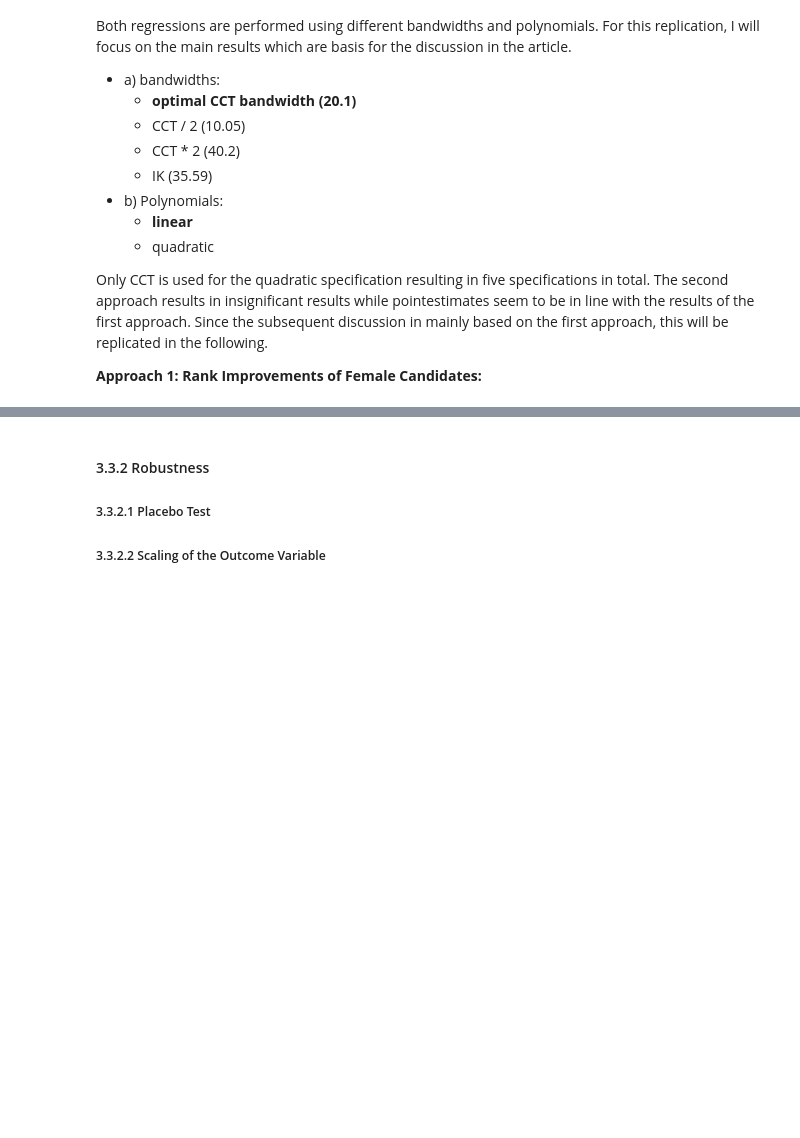
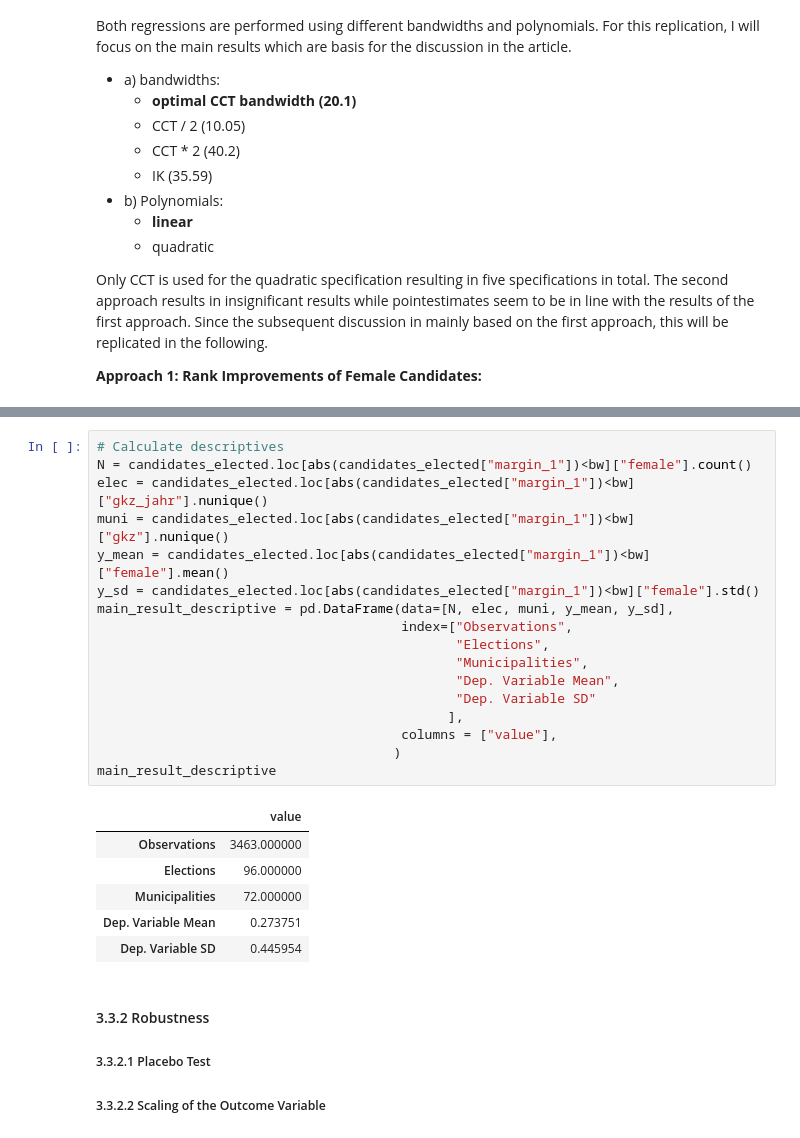
Before and after one commit to DaLueke/replication-baskeran-hessami-2018, a Jupyter notebook: student_project.ipynb, the cells around one changed output, grey strips where cells are left out. Saved outputs shown, nothing was run; the diff lists cells and outputs as text; blank space fills up the shorter version.

```diff
--- a/student_project.ipynb
+++ b/student_project.ipynb
@@ -482,3 +514,27 @@ Finally, although the point estimate of this replication is smaller than the one
+# %%
+# Calculate descriptives
+N = candidates_elected.loc[abs(candidates_elected["margin_1"])<bw]["female"].count()
+elec = candidates_elected.loc[abs(candidates_elected["margin_1"])<bw]["gkz_jahr"].nunique()
+muni = candidates_elected.loc[abs(candidates_elected["margin_1"])<bw]["gkz"].nunique()
+y_mean = candidates_elected.loc[abs(candidates_elected["margin_1"])<bw]["female"].mean()
+y_sd = candidates_elected.loc[abs(candidates_elected["margin_1"])<bw]["female"].std()
+main_result_descriptive = pd.DataFrame(data=[N, elec, muni, y_mean, y_sd],
+                                       index=["Observations",
+                                              "Elections",
+                                              "Municipalities",
+                                              "Dep. Variable Mean",
+                                              "Dep. Variable SD"
+                                             ],
+                                       columns = ["value"],
+                                      )
+main_result_descriptive
+# %% [output]
+|  | value |
+| Observations | 3463.000000 |
+| Elections | 96.000000 |
+| Municipalities | 72.000000 |
+| Dep. Variable Mean | 0.273751 |
+| Dep. Variable SD | 0.445954 |
 # %% [markdown]
 #### 3.3.2 Robustness
 ##### 3.3.2.1 Placebo Test
```
Also changed, not shown: parts of 6 cells of this notebook, 1 other file.
